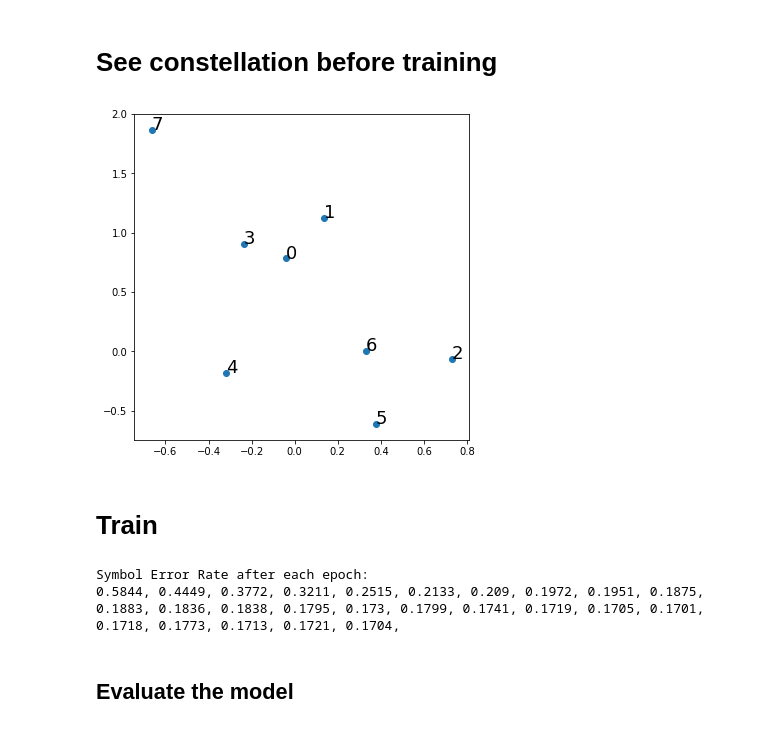
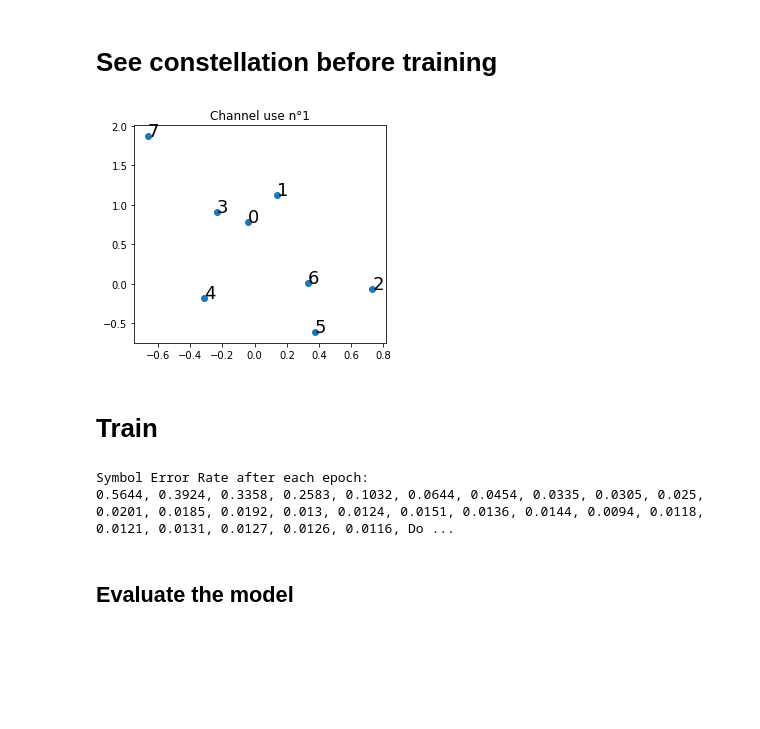
Before and after one commit to mgoutay/ml_course, a Jupyter notebook: DL.ipynb, the cells around one changed output. Drawn from its saved outputs; the diff is of its cells as text; code cells hidden in the pictures; blank space fills up the shorter version.

```diff
--- a/DL.ipynb
+++ b/DL.ipynb
@@ -224,26 +237,30 @@ autoencoder = Autoencoder(M, ch_uses)
 # %%
 snr_eval = 10
 
 # Form a batch containing every message
 batch_msg = tf.cast(tf.linspace(0., M-1, M), tf.int32)
 
 p_b = autoencoder(batch_msg, snr_eval)
 
 msg_np = batch_msg.numpy()
 x_np = autoencoder.x.numpy()
-plt.figure(figsize=(6,6))
-plt.scatter(np.real(x_np), np.imag(x_np))
-for i in range(np.shape(x_np)[0]) :
-    plt.text(np.real(x_np[i]), np.imag(x_np[i]), str(msg_np[i]), fontsize=18)
+
+plt.figure(figsize=(ch_uses*4.5, 4))
+for cu in range(ch_uses):
+    plt.subplot(1, ch_uses, cu+1)
+    plt.title('Channel use n°'+str(cu+1))
+    plt.scatter(np.real(x_np[:, cu]), np.imag(x_np[:, cu]))
+    for i in range(np.shape(x_np)[0]) :
+        plt.text(np.real(x_np[i, cu]), np.imag(x_np[i, cu]), str(msg_np[i]), fontsize=18)
 # %% [output]
-[figure, old version]
+[figure, new version]
 # %% [markdown]
 # Train
 # %%
 batch_size = 10000
 epoch_size = 100
-nb_epoch = 15
-snr_training = 10
+nb_epoch = 25
+snr_training = 15/ch_uses
 
 print('Symbol Error Rate after each epoch:')
 
@@ -277,9 +294,10 @@ for epoch in range(nb_epoch):
 
     ser = tf.reduce_sum(tf.clip_by_value(tf.abs(labels-m_hat), 0, 1))/(batch_size)
     print(ser.numpy(), end=', ')
+print('Done')
 # %% [output]
 Symbol Error Rate after each epoch:
-0.5844, 0.4449, 0.3772, 0.3211, 0.2515, 0.2133, 0.209, 0.1972, 0.1951, 0.1875, 0.1883, 0.1836, 0.1838, 0.1795, 0.173, 0.1799, 0.1741, 0.1719, 0.1705, 0.1701, 0.1718, 0.1773, 0.1713, 0.1721, 0.1704,
+0.5644, 0.3924, 0.3358, 0.2583, 0.1032, 0.0644, 0.0454, 0.0335, 0.0305, 0.025, 0.0201, 0.0185, 0.0192, 0.013, 0.0124, 0.0151, 0.0136, 0.0144, 0.0094, 0.0118, 0.0121, 0.0131, 0.0127, 0.0126, 0.0116, Do ...
 # %% [markdown]
 ## Evaluate the model
 # %%
```
Also changed, not shown: parts of 15 cells of this notebook.
